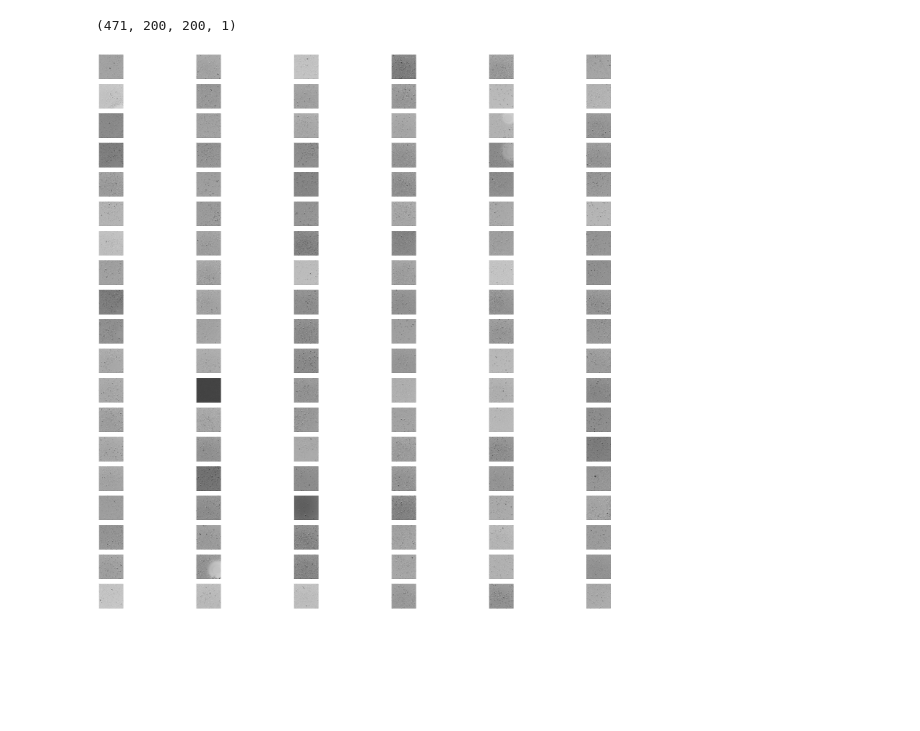
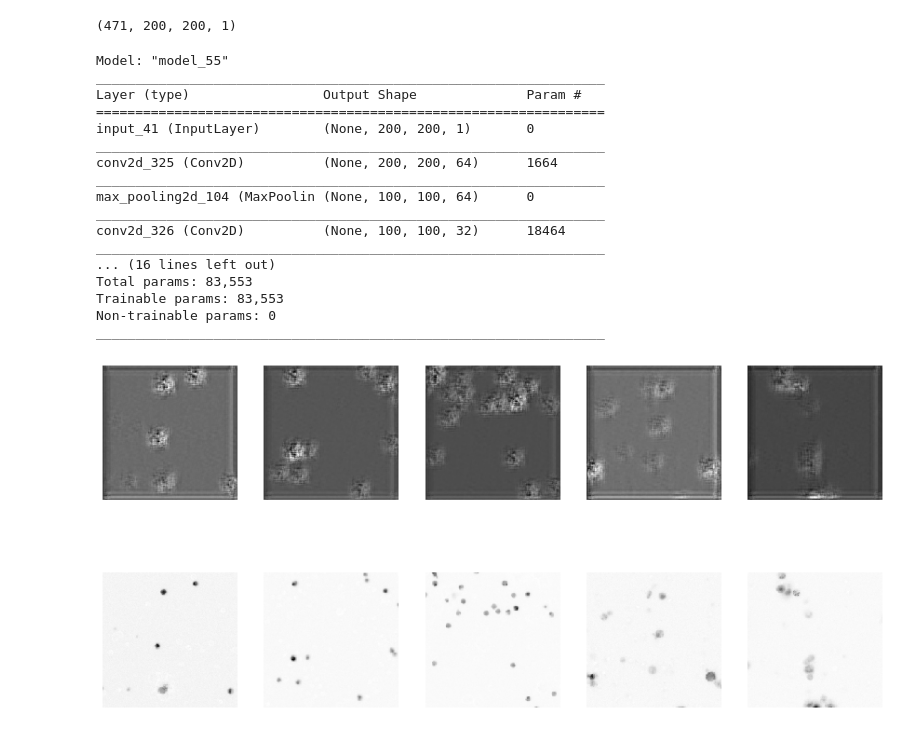
Before and after one commit to leonore/deep-learning-for-immune-cells, a Jupyter notebook: src/visualise_filters.ipynb, the cells around one changed output. Saved outputs shown, nothing was run; the diff lists cells and outputs as text; code cells hidden in the pictures; blank space fills up the shorter version.

Commit message:
progress on tuning autoencoder, recording param changes

```diff
--- a/src/visualise_filters.ipynb
+++ b/src/visualise_filters.ipynb
@@ -29,6 +29,23 @@ def load_and_normalise(fname):
 
 def load_gray(f):
     return skimage.color.rgb2gray(load_and_normalise(f))
+
+def reshape(img, e=False):
+    if e:
+        return np.reshape(img,(encoder.output.shape[1], encoder.output.shape[2]*encoder.output.shape[3]))
+    return np.reshape(img, (image_width, image_height))
+
+def plot_results(input_imgs, output_imgs):
+    fig = plt.figure(figsize=(15, 15))
+    for i in range(1, 6):
+        ax = fig.add_subplot(1, 5, i)
+        plt.imshow(reshape(input_imgs[i+10]), cmap='gist_yarg')
+        ax.axis('off')
+
+    for i in range(1, 6):
+        ax = fig.add_subplot(2, 5, i)
+        plt.imshow(reshape(output_imgs[i+10]), cmap='gist_yarg')
+        ax.axis('off')
 # %%
 # resize images
 # read images into arrays
@@ -86,20 +141,18 @@ from keras import backend as K
 
 input_img = Input(shape=(image_width, image_height, 1))  # adapt this if using `channels_first` image data format
 
-x = Conv2D(32, (5, 5), activation='relu', padding='same')(input_img)
-x = MaxPooling2D((1, 1), padding='same')(x)
+x =  Conv2D(64, (5, 5), activation='relu', padding='same')(input_img)
+x = MaxPooling2D((2, 2), padding='same')(x)
 x = Conv2D(32, (3, 3), activation='relu', padding='same')(x)
-filter_copy = x
-x = MaxPooling2D((1, 1), padding='same')(x)
-x = Conv2D(64, (3, 3), activation='relu', padding='same')(x)
-encoded = MaxPooling2D((1, 1), padding='same')(x)
+x = Conv2D(16, (3, 3), activation='relu', padding='same')(x)
+encoded = MaxPooling2D((2, 2), padding='same')(x)
 
-x = Conv2D(64, (3, 3), activation='relu', padding='same')(encoded)
-x = UpSampling2D((1, 1))(x)
+x = Conv2D(16, (3, 3), activation='relu', padding='same')(encoded)
 x = Conv2D(32, (3, 3), activation='relu', padding='same')(x)
-x = UpSampling2D((1, 1))(x)
-x = Conv2D(32, (5, 5), activation='relu', padding='same')(x)
-x = UpSampling2D((1, 1))(x)
+x = UpSampling2D((2, 2))(x)
+x =  Conv2D(64, (5, 5), activation='relu', padding='same')(x)
+# this will help going back the original image dimensions
+x = UpSampling2D((2, 2))(x)
 
 decoded = Conv2D(1, (3, 3), padding='same')(x)
 # %%
@@ -111 +160,21 @@ encoder = Model(inputs=input_img, outputs=encoded)
+# %%
+model.summary()
+# %% [output]
+Model: "model_55"
+_________________________________________________________________
+Layer (type)                 Output Shape              Param #
+=================================================================
+input_41 (InputLayer)        (None, 200, 200, 1)       0
+_________________________________________________________________
+conv2d_325 (Conv2D)          (None, 200, 200, 64)      1664
+_________________________________________________________________
+max_pooling2d_104 (MaxPoolin (None, 100, 100, 64)      0
+_________________________________________________________________
+conv2d_326 (Conv2D)          (None, 100, 100, 32)      18464
+_________________________________________________________________
+... (16 lines left out)
+Total params: 83,553
+Trainable params: 83,553
+Non-trainable params: 0
+_________________________________________________________________
 # %%
@@ -116,15 +183,5 @@ fig = plt.figure(figsize=(28, 28))
-# %%
-fig = plt.figure(figsize=(28, 28))
-
-columns = 6
-rows = len(x_test)//6
-for i in range(1, columns*rows +1):
-    ax = fig.add_subplot(rows, columns, i)
-    ax.axis("off")
-    d1 = np.reshape(decoded_imgs[i], (image_width, image_height))
-    plt.imshow(d1, cmap='gist_yarg')
-
-plt.show()
-# %% [output]
-[figure, removed]
+# %%
+plot_results(x_test, decoded_imgs)
+# %% [output]
+[figure, added]
 # %%
```
Also changed, not shown: parts of 20 cells of this notebook, 2 other files.
